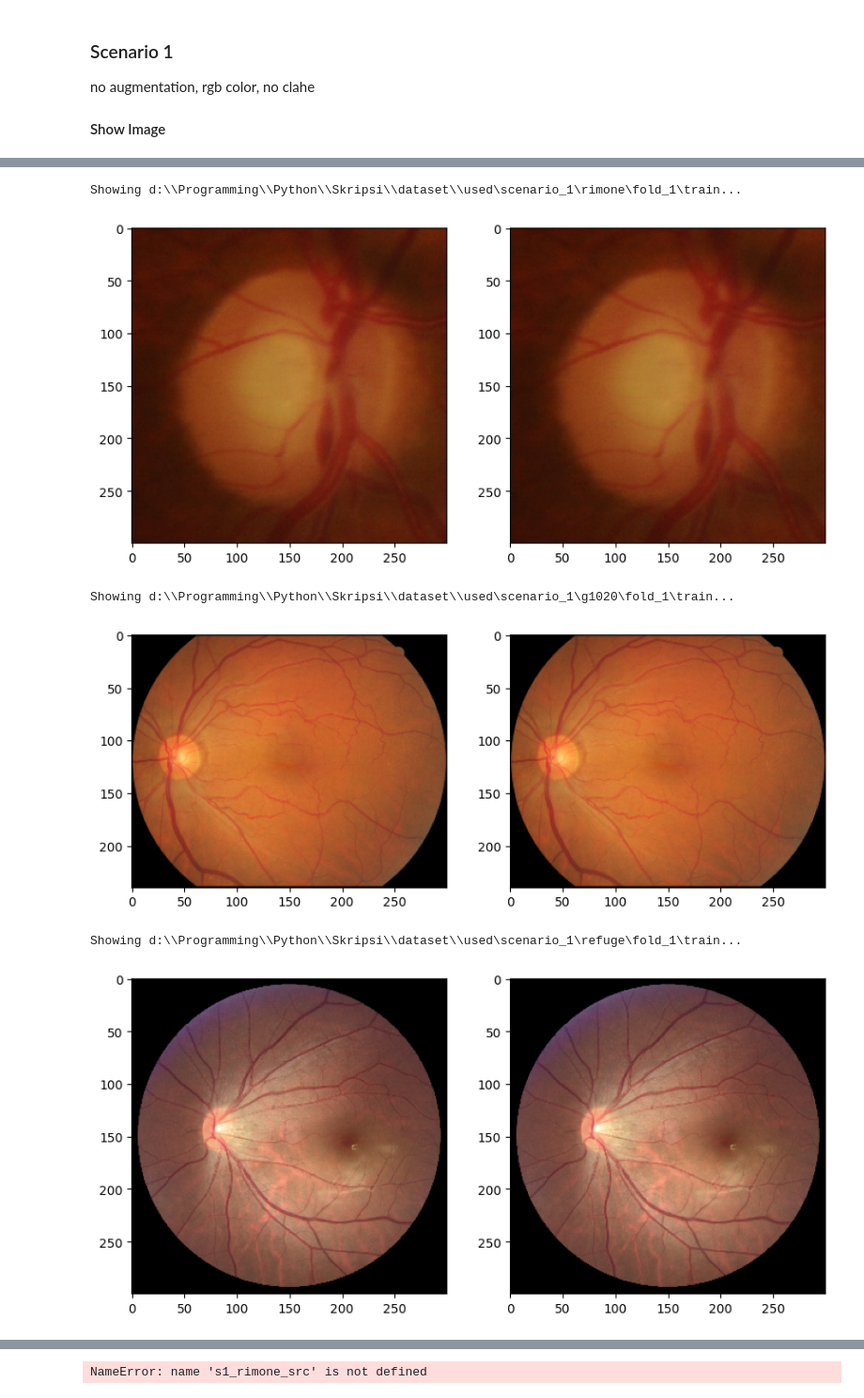
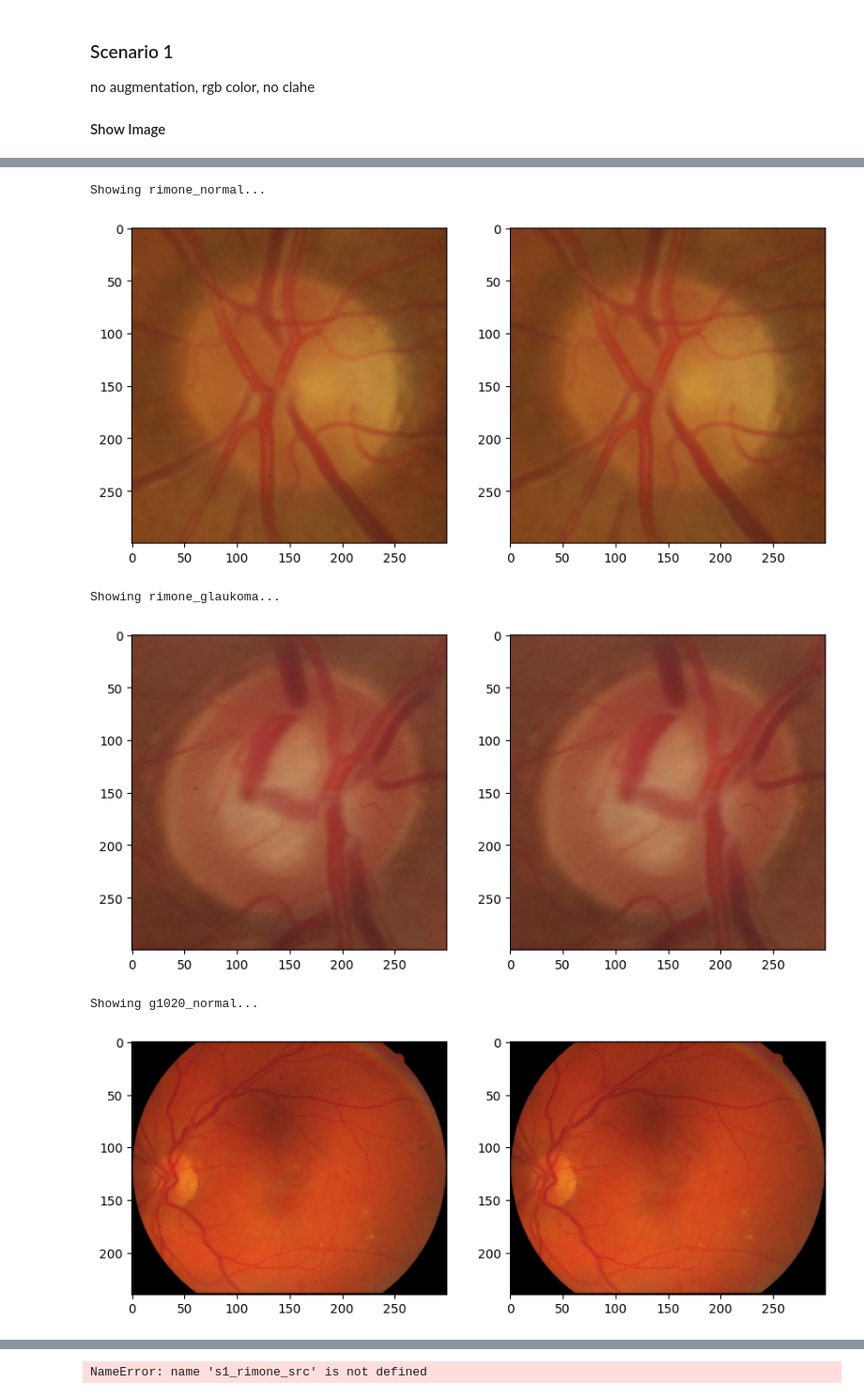
Before and after one commit to Bugi-Sulistiyo/Comparing-EfficientNet-and-MobileNet-on-Glaucoma-Detection, a Jupyter notebook: main/scripts/b. preprocessing/augmentation.ipynb, the cells around one changed output, grey strips where cells are left out. Shown at 94% size. Drawn from its saved outputs; the diff is of its cells as text; code cells hidden in the pictures.

Commit message:
refining the augmentation preparation

```diff
--- a/main/scripts/b. preprocessing/augmentation.ipynb
+++ b/main/scripts/b. preprocessing/augmentation.ipynb
@@ -67,17 +77,17 @@ no augmentation, rgb color, no clahe
 # %%
-s1_src = []
-augment = 'none'
-col_mode = 'rgb'
+s1_src = {}
+s1_augment = 'none'
+s1_col_mode = 'rgb'
 for dataset in dataset_names:
-    print(f'Loading {dataset} fold 1 train data...')
-    s1_src.append(datagenerator_s1.flow_from_directory(
-                os.path.join(path_dataset[f'scenario_1_{dataset}'],
-                            folds_names[0],
-                            'train'),
-                target_size=image_size[dataset],
-                color_mode=col_mode,
-                class_mode='binary',
-                shuffle=True,
-                seed=1915026018))
-del dataset
+    for class_used in labels_name:
+        print(f'Loading {dataset} {class_used}...')
+        s1_src[f"{dataset}_{class_used}"] = (datagenerator_s1.flow_from_directory(
+                                        path_dataset_src[dataset],
+                                        target_size=image_size[dataset],
+                                        color_mode=s1_col_mode,
+                                        class_mode='binary',
+                                        classes=[class_used],
+                                        shuffle=True,
+                                        seed=1915026018))
+del dataset, class_used
 # %% [output]
@@ -92,14 +110,15 @@ Found 341 images belonging to 2 classes.
 # %%
-for s1_src_datagen in s1_src:
-    print(f'Showing {s1_src_datagen.directory}...')
-    image = next(s1_src_datagen)
+for dataset_name, datagen in s1_src.items():
+    print(f'Showing {dataset_name}...')
+    image = next(datagen)
     augment_image.show_augmented_img(image=image[0][0],
-                                    augment_type=augment,
-                                    color_mode=col_mode)
+                                    augment_type=s1_augment,
+                                    color_mode=s1_col_mode)
+del dataset_name, datagen, image
 # %% [output]
-Showing d:\\Programming\\Python\\Skripsi\\dataset\\used\scenario_1\rimone\fold_1\train...
+Showing rimone_normal...
-[figure, old version]
+[figure, new version]
-Showing d:\\Programming\\Python\\Skripsi\\dataset\\used\scenario_1\g1020\fold_1\train...
+Showing rimone_glaukoma...
-[figure, old version]
+[figure, new version]
-Showing d:\\Programming\\Python\\Skripsi\\dataset\\used\scenario_1\refuge\fold_1\train...
+Showing g1020_normal...
-[figure, old version]
+[figure, new version]
```
Also changed, not shown: parts of 16 cells of this notebook, 2 other files.
